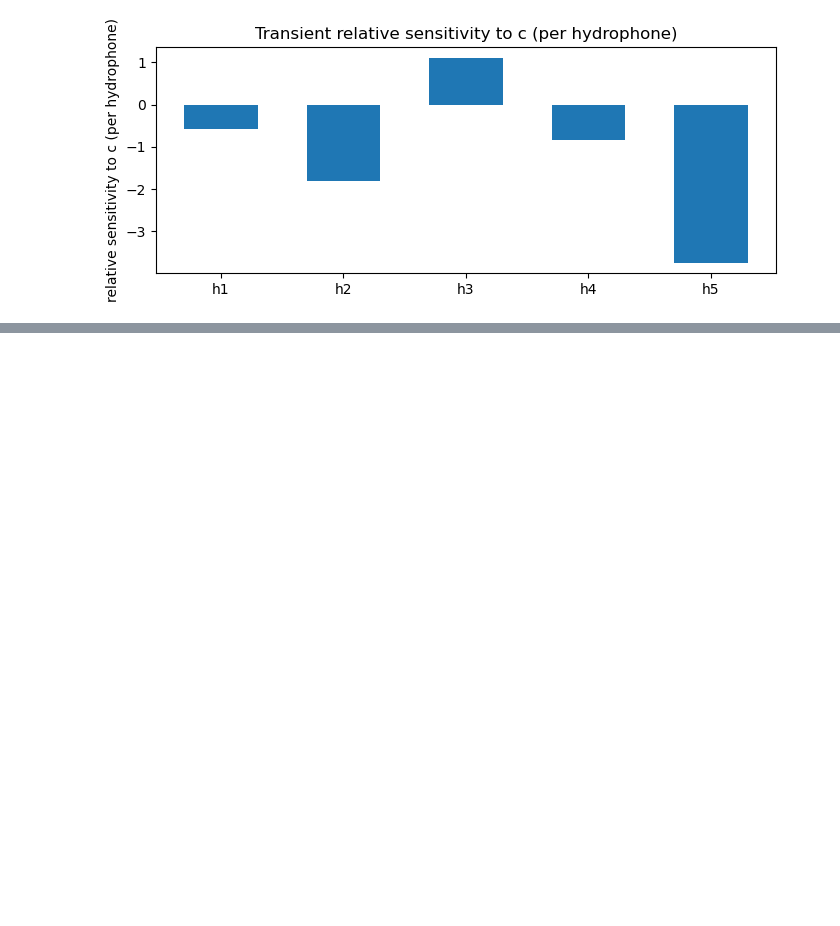
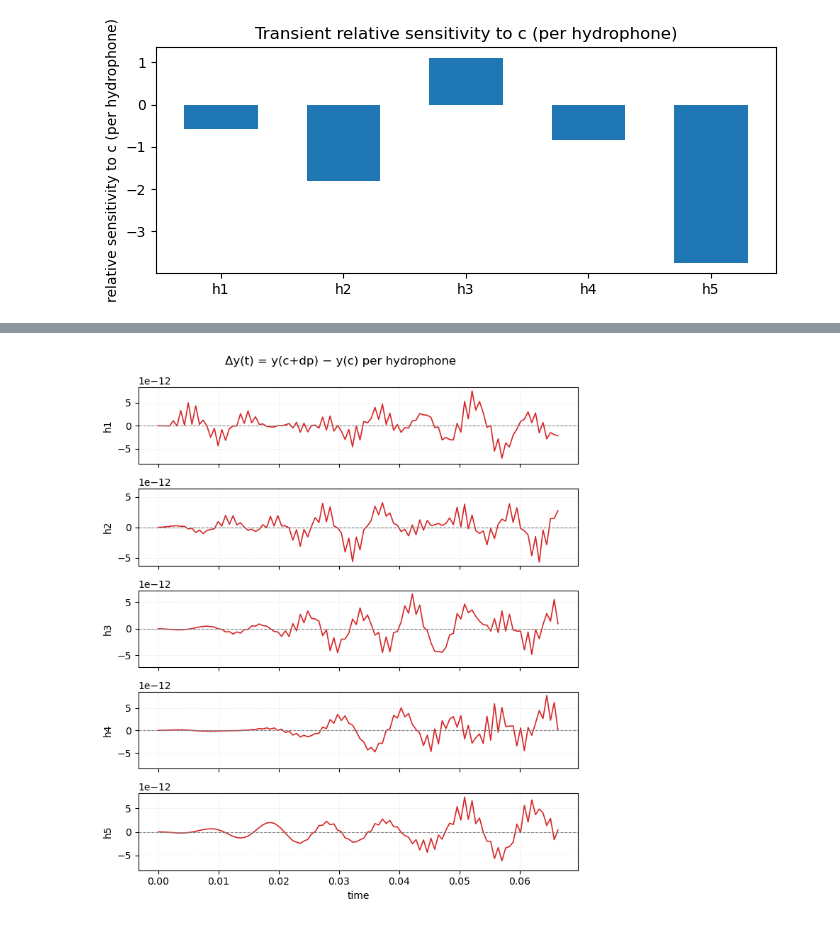
Before and after one commit to cwardlaw8/SonarSim, a Jupyter notebook: PM2_TaskD.ipynb, the cells around one changed output, grey strips where cells are left out. Saved outputs shown, nothing was run; the diff lists cells and outputs as text; code cells hidden in the pictures; blank space fills up the shorter version.

```diff
--- a/PM2_TaskD.ipynb
+++ b/PM2_TaskD.ipynb
@@ -766,0 +685,22 @@ Leapfrog integration complete!
+# %%
+# Overlay baseline vs (c+dp) traces per hydrophone; mark peak times
+import numpy as np
+import matplotlib.pyplot as plt
+
+H = Y0.shape[0]
+fig, axes = plt.subplots(H, 1, figsize=(7, 1.6*H), sharex=True)
+if H == 1:
+    axes = [axes]
+for h, ax in enumerate(axes):
+    ax.plot(t, Y0[h], color='k', lw=1.2, label='baseline')
+    ax.plot(t, Y1[h], color='C1', lw=1.2, alpha=0.9, label='c + dp')
+    k0 = int(np.argmax(np.abs(Y0[h])))
+    k1 = int(np.argmax(np.abs(Y1[h])))
+    ax.axvline(t[k0], color='k', linestyle='--', alpha=0.5)
+    ax.axvline(t[k1], color='C1', linestyle='--', alpha=0.5)
+    ax.set_ylabel(f'h{h+1}')
+    ax.grid(True, linestyle=':', linewidth=0.5, color='0.85')
+axes[0].legend(loc='upper right', ncol=2, frameon=False)
+axes[-1].set_xlabel('time')
+plt.suptitle('Transient outputs per hydrophone: baseline vs c+dp (dashed = peak times)')
+plt.tight_layout(); plt.show()
@@ -766,0 +709,22 @@ Leapfrog integration complete!
+# %%
+# Difference plot: Δy(t) = y(c+dp) − y(c) per hydrophone
+import numpy as np
+import matplotlib.pyplot as plt
+
+dY = Y1 - Y0
+H = dY.shape[0]
+fig, axes = plt.subplots(H, 1, figsize=(7, 1.6*H), sharex=True)
+if H == 1:
+    axes = [axes]
+for h, ax in enumerate(axes):
+    ax.plot(t, dY[h], color='C3', lw=1.2)
+    m = float(np.max(np.abs(dY[h])) + 1e-16)
+    ax.set_ylim(-1.1*m, 1.1*m)
+    ax.axhline(0.0, color='0.5', lw=0.8, linestyle='--')
+    ax.set_ylabel(f'h{h+1}')
+    ax.grid(True, linestyle=':', linewidth=0.5, color='0.85')
+axes[-1].set_xlabel('time')
+plt.suptitle('Δy(t) = y(c+dp) − y(c) per hydrophone')
+plt.tight_layout(); plt.show()
+# %% [output]
+[figure, added]
```
Also changed, not shown: parts of 3 cells of this notebook.
